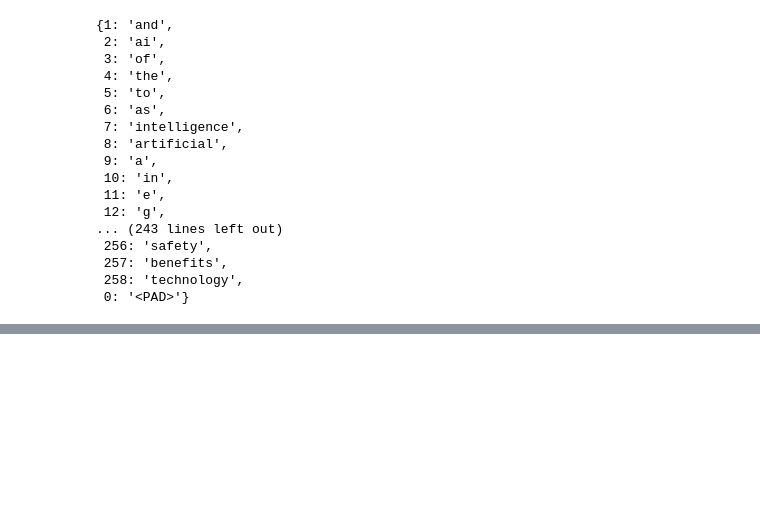
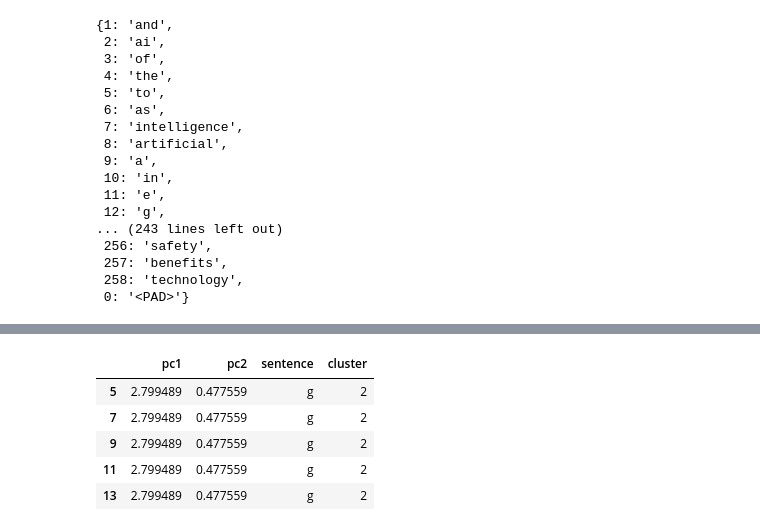
Before and after one commit to data-era191/recurrent_autoencoder_fashion_mnist_tensorflow, a Jupyter notebook: recurrent-autoencoder.ipynb, the cells around one changed output, grey strips where cells are left out. Cells and saved outputs as stored; diff of their text form; code cells hidden in the pictures; blank space fills up the shorter version.

```diff
--- a/recurrent-autoencoder.ipynb
+++ b/recurrent-autoencoder.ipynb
@@ -227,0 +272,11 @@ plt.show()
+# %%
+cluster_2 = df[df["cluster"] == 2]
+cluster_2.to_csv("cluster_2.csv", index=False)
+cluster_2.head()
+# %% [output]
+|  | pc1 | pc2 | sentence | cluster |
+| 5 | 2.799489 | 0.477559 | g | 2 |
+| 7 | 2.799489 | 0.477559 | g | 2 |
+| 9 | 2.799489 | 0.477559 | g | 2 |
+| 11 | 2.799489 | 0.477559 | g | 2 |
+| 13 | 2.799489 | 0.477559 | g | 2 |
```
Also changed, not shown: parts of 13 cells of this notebook, 3 other files.
